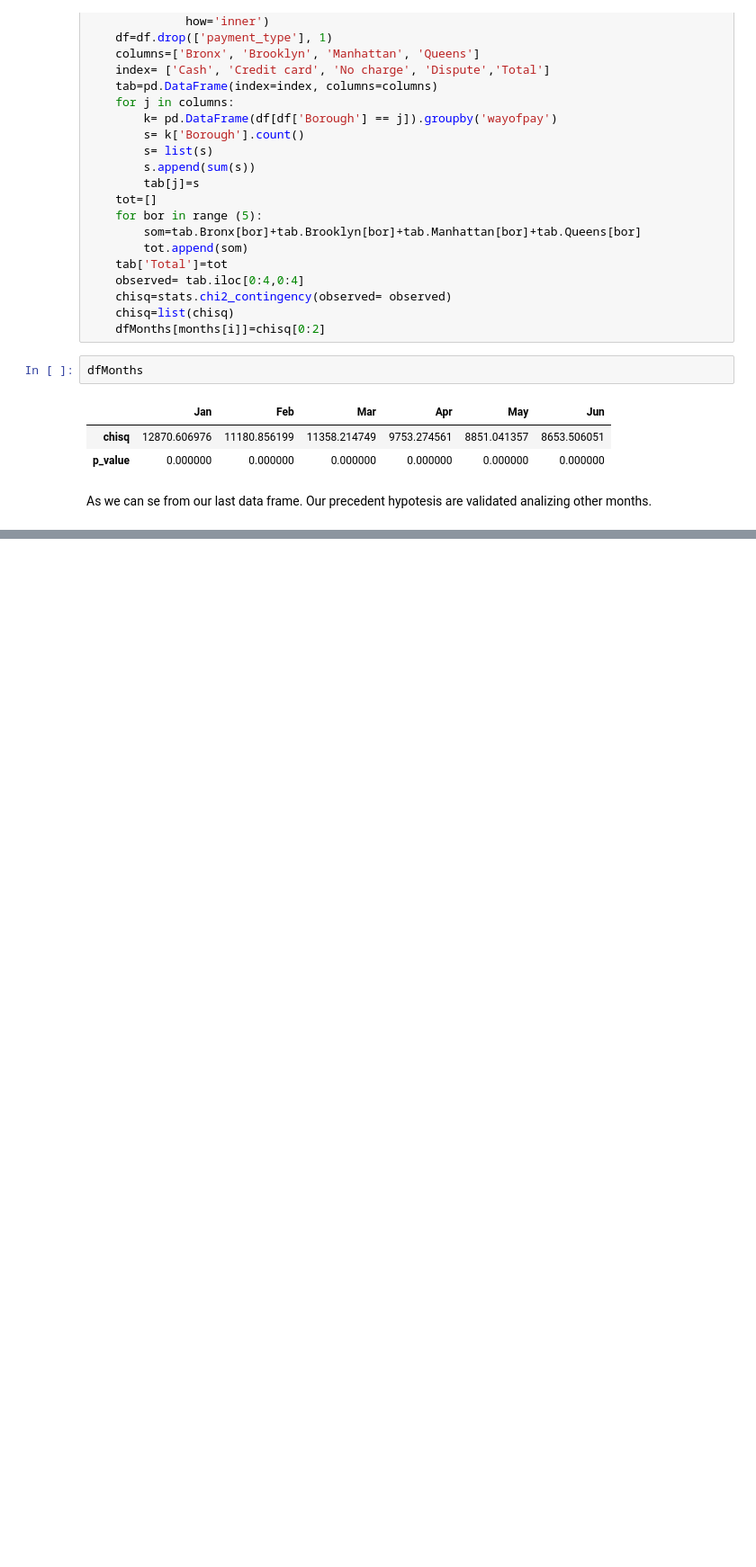
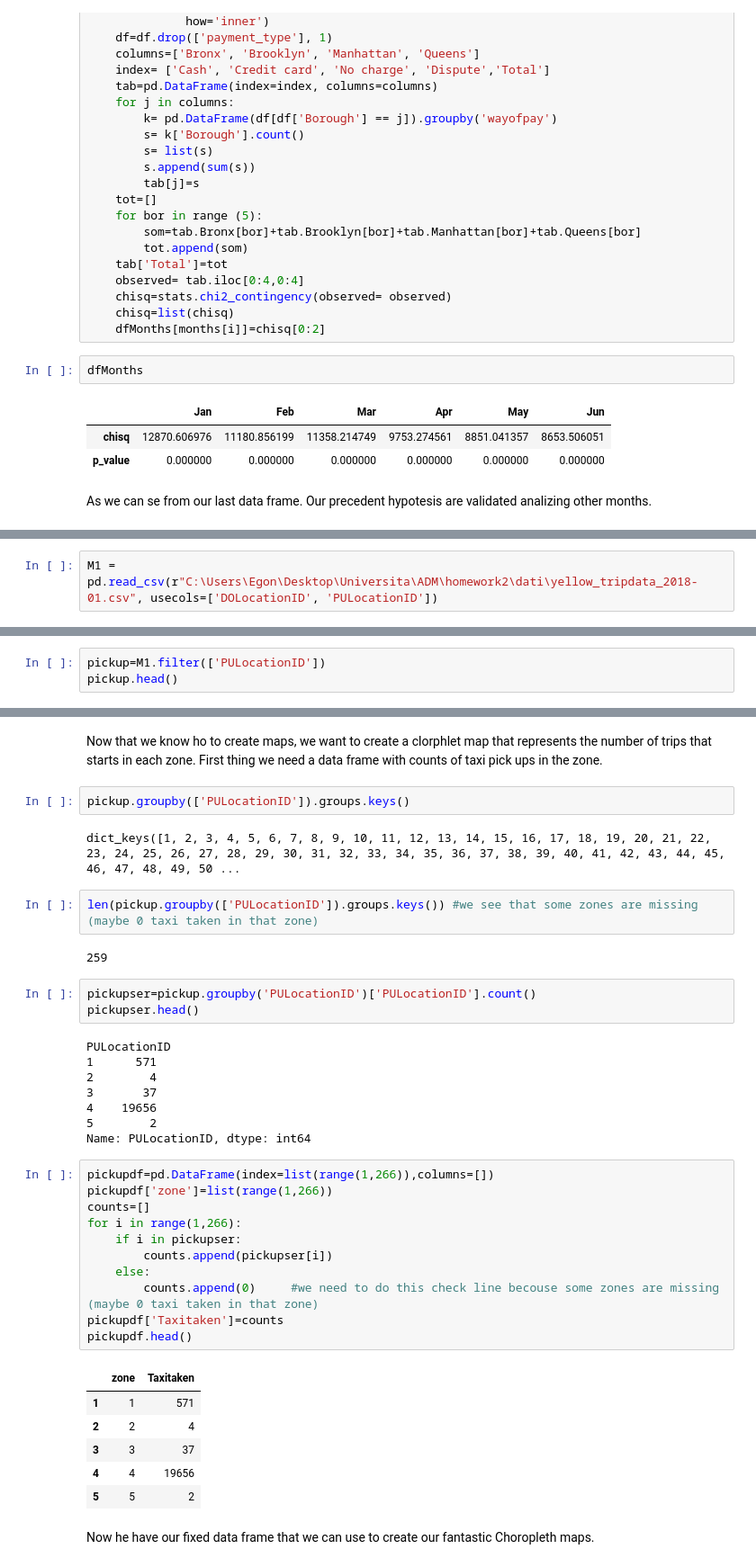
Before and after one commit to EgonFerri/ADM-HM2, a Jupyter notebook: HMW2_OFFICIALFILE.ipynb, the cells around one changed output, grey strips where cells are left out. Shown at 90% size. Cells and saved outputs as stored; diff of their text form; blank space fills up the shorter version.

```diff
--- a/HMW2_OFFICIALFILE.ipynb
+++ b/HMW2_OFFICIALFILE.ipynb
@@ -850,0 +859,2 @@ As we can se from our last data frame. Our precedent hypotesis are validated ana
+# %%
+M1 = pd.read_csv(r"C:\Users\Egon\Desktop\Universita\ADM\homework2\dati\yellow_tripdata_2018-01.csv", usecols=['DOLocationID', 'PULocationID'])
@@ -850,0 +863,3 @@ As we can se from our last data frame. Our precedent hypotesis are validated ana
+# %%
+pickup=M1.filter(['PULocationID'])
+pickup.head()
@@ -850,0 +903,41 @@ As we can se from our last data frame. Our precedent hypotesis are validated ana
+# %% [markdown]
+Now that we know ho to create maps, we want to create a clorphlet map that represents the number of trips that starts in each zone. First thing we need a data frame with counts of taxi pick ups in the zone.
+# %%
+pickup.groupby(['PULocationID']).groups.keys()
+# %% [output]
+dict_keys([1, 2, 3, 4, 5, 6, 7, 8, 9, 10, 11, 12, 13, 14, 15, 16, 17, 18, 19, 20, 21, 22, 23, 24, 25, 26, 27, 28, 29, 30, 31, 32, 33, 34, 35, 36, 37, 38, 39, 40, 41, 42, 43, 44, 45, 46, 47, 48, 49, 50 ...
+# %%
+len(pickup.groupby(['PULocationID']).groups.keys()) #we see that some zones are missing (maybe 0 taxi taken in that zone)
+# %% [output]
+259
+# %%
+pickupser=pickup.groupby('PULocationID')['PULocationID'].count()
+pickupser.head()
+# %% [output]
+PULocationID
+1      571
+2        4
+3       37
+4    19656
+5        2
+Name: PULocationID, dtype: int64
+# %%
+pickupdf=pd.DataFrame(index=list(range(1,266)),columns=[])
+pickupdf['zone']=list(range(1,266))
+counts=[]
+for i in range(1,266):
+    if i in pickupser:
+        counts.append(pickupser[i])
+    else:
+        counts.append(0)     #we need to do this check line becouse some zones are missing (maybe 0 taxi taken in that zone)
+pickupdf['Taxitaken']=counts
+pickupdf.head()
+# %% [output]
+|  | zone | Taxitaken |
+| 1 | 1 | 571 |
+| 2 | 2 | 4 |
+| 3 | 3 | 37 |
+| 4 | 4 | 19656 |
+| 5 | 5 | 2 |
+# %% [markdown]
+Now he have our fixed data frame that we can use to create our fantastic Choropleth maps.
```
Also changed, not shown: parts of 20 cells of this notebook.
